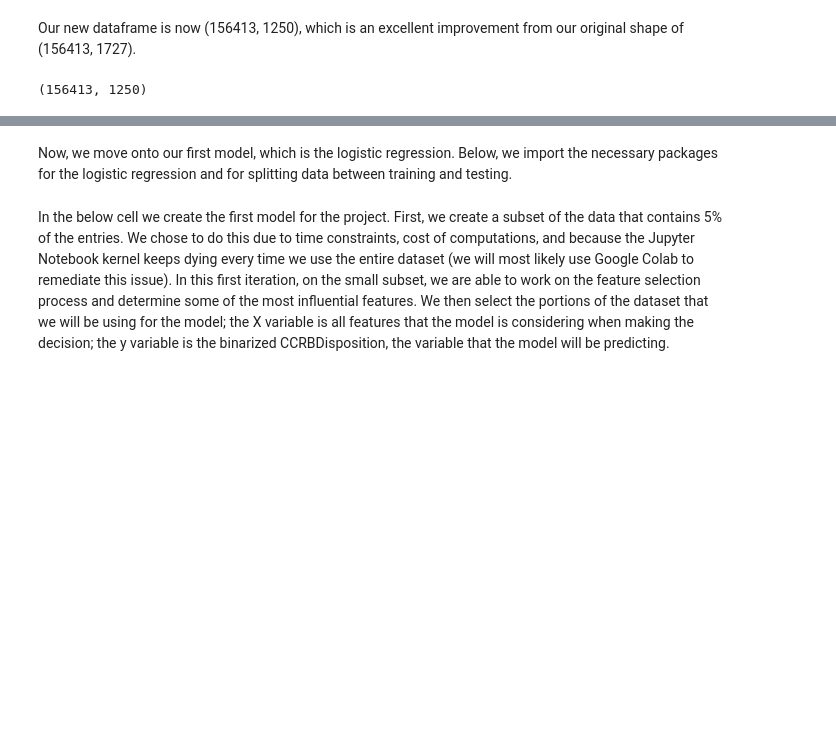
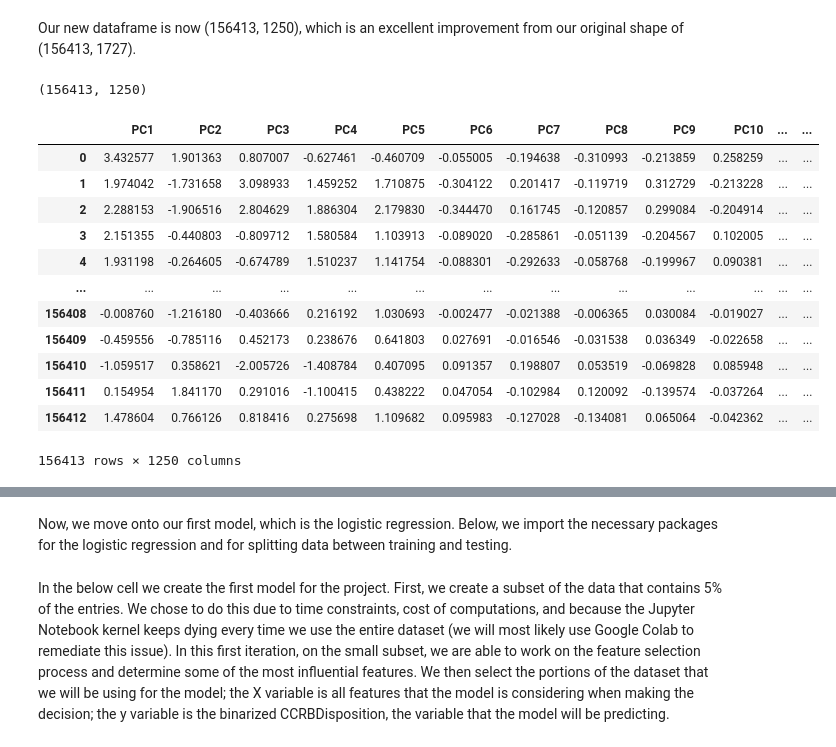
Before and after one commit to COGS118A/Group015-Wi23, a Jupyter notebook: FinalProjectGroup015-Wi23.ipynb, the cells around one changed output, grey strips where cells are left out. Saved outputs shown, nothing was run; the diff lists cells and outputs as text; code cells hidden in the pictures; blank space fills up the shorter version.

```diff
--- a/FinalProjectGroup015-Wi23.ipynb
+++ b/FinalProjectGroup015-Wi23.ipynb
@@ -519,6 +519,9 @@ pca.fit(ccrb_std)
 
 # apply the PCA transformation to the original dataset
 ccrb_pca = pca.transform(ccrb_std)
+
+# convert the numpy array to a pandas dataframe
+ccrb_pca_df = pd.DataFrame(ccrb_pca, columns=['PC{}'.format(i) for i in range(1, n_components + 1)])
 # %% [markdown]
 Our new dataframe is now (156413, 1250), which is an excellent improvement from our original shape of (156413, 1727).
 # %%
@@ -526,2 +529,18 @@ ccrb_pca.shape
 # %% [output]
 (156413, 1250)
+# %%
+ccrb_pca_df
+# %% [output]
+|  | PC1 | PC2 | PC3 | PC4 | PC5 | PC6 | PC7 | PC8 | PC9 | PC10 | ... | ... |
+| 0 | 3.432577 | 1.901363 | 0.807007 | -0.627461 | -0.460709 | -0.055005 | -0.194638 | -0.310993 | -0.213859 | 0.258259 | ... | ... |
+| 1 | 1.974042 | -1.731658 | 3.098933 | 1.459252 | 1.710875 | -0.304122 | 0.201417 | -0.119719 | 0.312729 | -0.213228 | ... | ... |
+| 2 | 2.288153 | -1.906516 | 2.804629 | 1.886304 | 2.179830 | -0.344470 | 0.161745 | -0.120857 | 0.299084 | -0.204914 | ... | ... |
+| 3 | 2.151355 | -0.440803 | -0.809712 | 1.580584 | 1.103913 | -0.089020 | -0.285861 | -0.051139 | -0.204567 | 0.102005 | ... | ... |
+| 4 | 1.931198 | -0.264605 | -0.674789 | 1.510237 | 1.141754 | -0.088301 | -0.292633 | -0.058768 | -0.199967 | 0.090381 | ... | ... |
+| ... | ... | ... | ... | ... | ... | ... | ... | ... | ... | ... | ... | ... |
+| 156408 | -0.008760 | -1.216180 | -0.403666 | 0.216192 | 1.030693 | -0.002477 | -0.021388 | -0.006365 | 0.030084 | -0.019027 | ... | ... |
+| 156409 | -0.459556 | -0.785116 | 0.452173 | 0.238676 | 0.641803 | 0.027691 | -0.016546 | -0.031538 | 0.036349 | -0.022658 | ... | ... |
+| 156410 | -1.059517 | 0.358621 | -2.005726 | -1.408784 | 0.407095 | 0.091357 | 0.198807 | 0.053519 | -0.069828 | 0.085948 | ... | ... |
+| 156411 | 0.154954 | 1.841170 | 0.291016 | -1.100415 | 0.438222 | 0.047054 | -0.102984 | 0.120092 | -0.139574 | -0.037264 | ... | ... |
+| 156412 | 1.478604 | 0.766126 | 0.818416 | 0.275698 | 1.109682 | 0.095983 | -0.127028 | -0.134081 | 0.065064 | -0.042362 | ... | ... |
+156413 rows × 1250 columns
```
Also changed, not shown: parts of 4 cells of this notebook.
